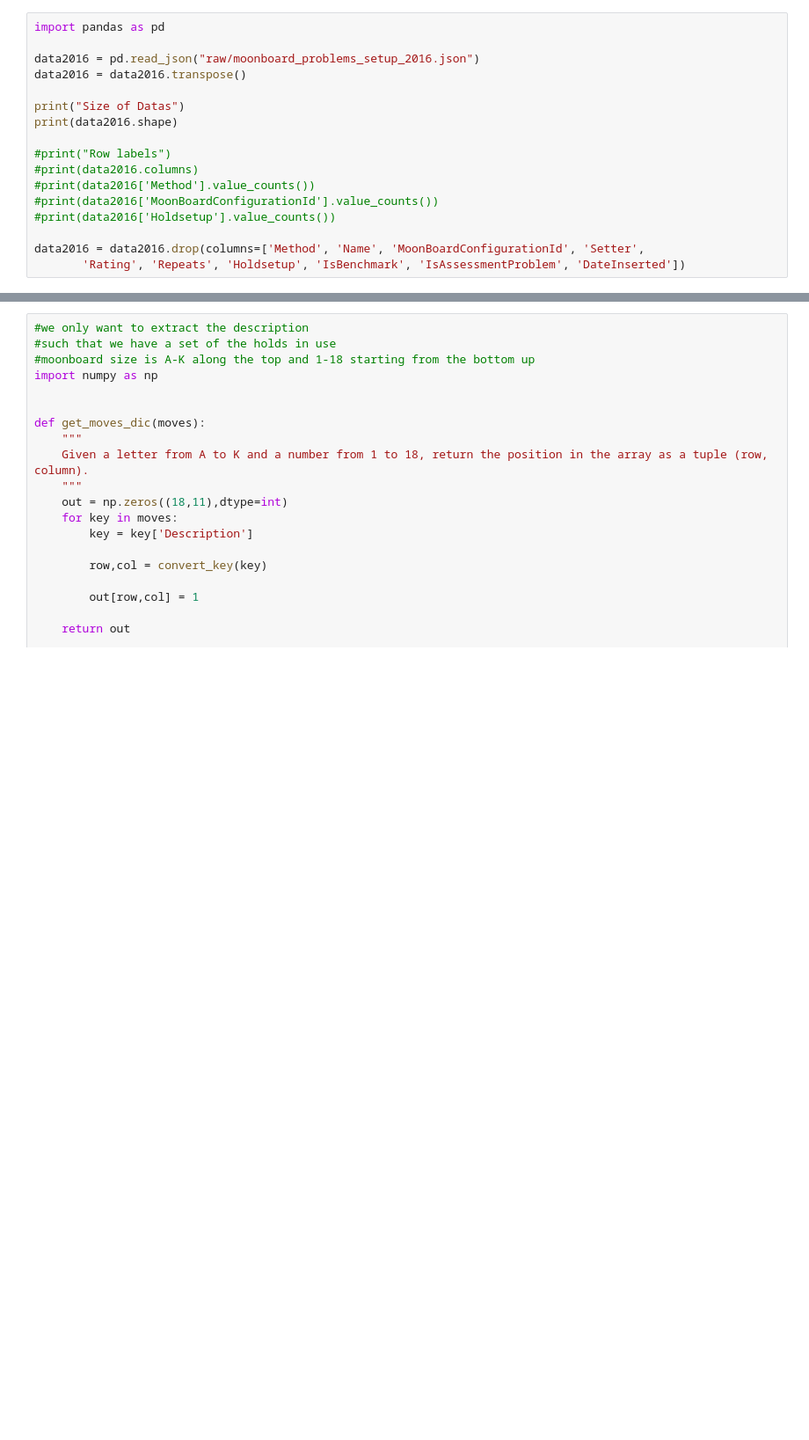
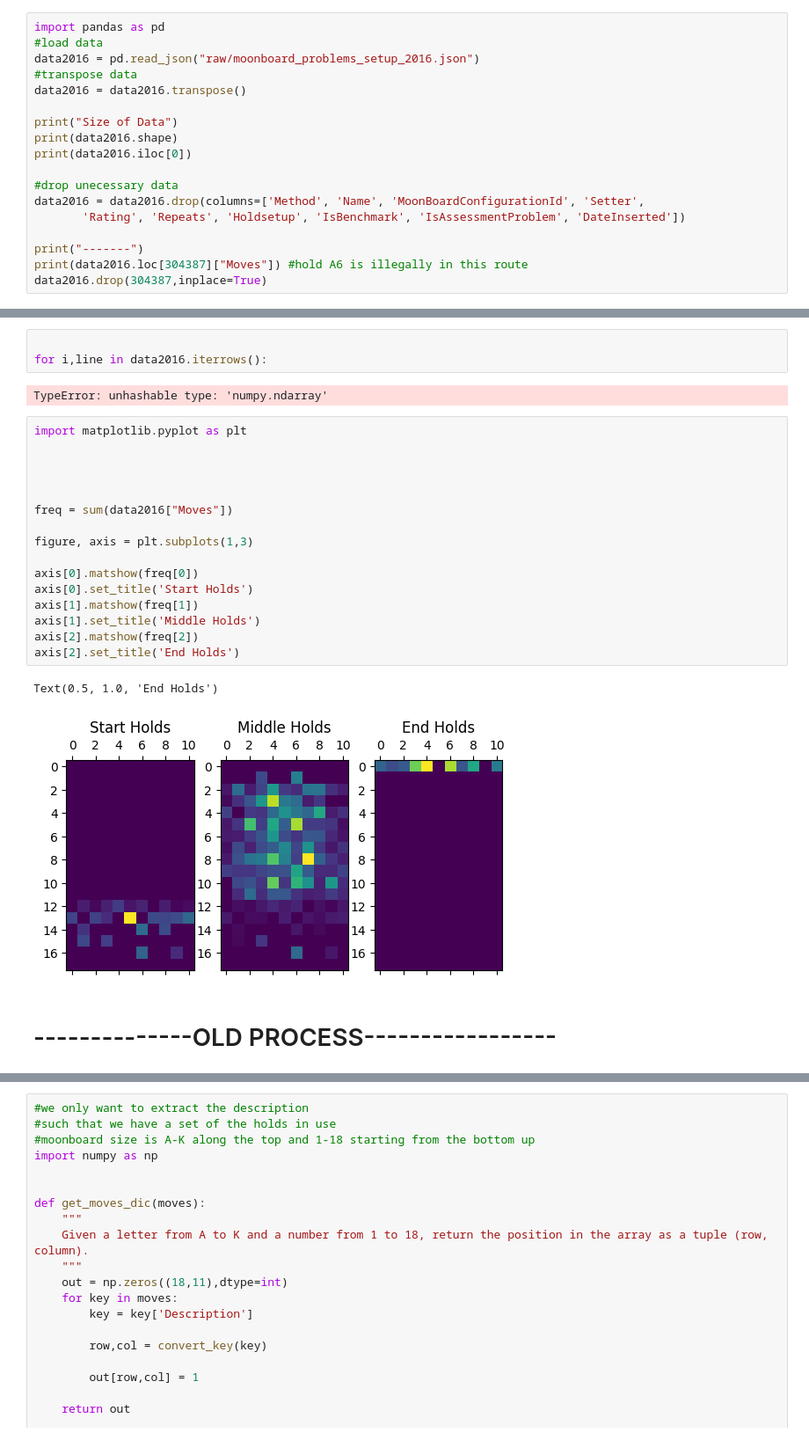
Before and after one commit to wd7512/Moonboard-Analysis, a Jupyter notebook: Cleaning.ipynb, the cells around one changed output, grey strips where cells are left out. Shown: that part at 88% size. Saved outputs shown, nothing was run; the diff lists cells and outputs as text; blank space fills up the shorter version.

```diff
--- a/Cleaning.ipynb
+++ b/Cleaning.ipynb
@@ -11,18 +9,19 @@ For route 304387 we must remove it as it includes an invalid handhold
 # %%
 import pandas as pd
-
+#load data
 data2016 = pd.read_json("raw/moonboard_problems_setup_2016.json")
+#transpose data
 data2016 = data2016.transpose()
 
-print("Size of Datas")
+print("Size of Data")
 print(data2016.shape)
+print(data2016.iloc[0])
 
-#print("Row labels")
-#print(data2016.columns)
-#print(data2016['Method'].value_counts())
-#print(data2016['MoonBoardConfigurationId'].value_counts())
-#print(data2016['Holdsetup'].value_counts())
-
+#drop unecessary data
 data2016 = data2016.drop(columns=['Method', 'Name', 'MoonBoardConfigurationId', 'Setter',
        'Rating', 'Repeats', 'Holdsetup', 'IsBenchmark', 'IsAssessmentProblem', 'DateInserted'])
+
+print("-------")
+print(data2016.loc[304387]["Moves"]) #hold A6 is illegally in this route
+data2016.drop(304387,inplace=True)
 # %% [output]
@@ -31,3 +93,29 @@ Size of Datas
+# %%
+
+for i,line in data2016.iterrows():
+# %% [output]
+TypeError: unhashable type: 'numpy.ndarray'
+# %%
+import matplotlib.pyplot as plt
+
+
+
+
+freq = sum(data2016["Moves"])
+
+figure, axis = plt.subplots(1,3)
+
+axis[0].matshow(freq[0])
+axis[0].set_title('Start Holds')
+axis[1].matshow(freq[1])
+axis[1].set_title('Middle Holds')
+axis[2].matshow(freq[2])
+axis[2].set_title('End Holds')
+# %% [output]
+Text(0.5, 1.0, 'End Holds')
+[figure, added]
+# %% [markdown]
+# --------------OLD PROCESS-----------------
 # %%
 #display of clean database
 df = data2016.copy()
```
Also changed, not shown: parts of 13 cells of this notebook.
